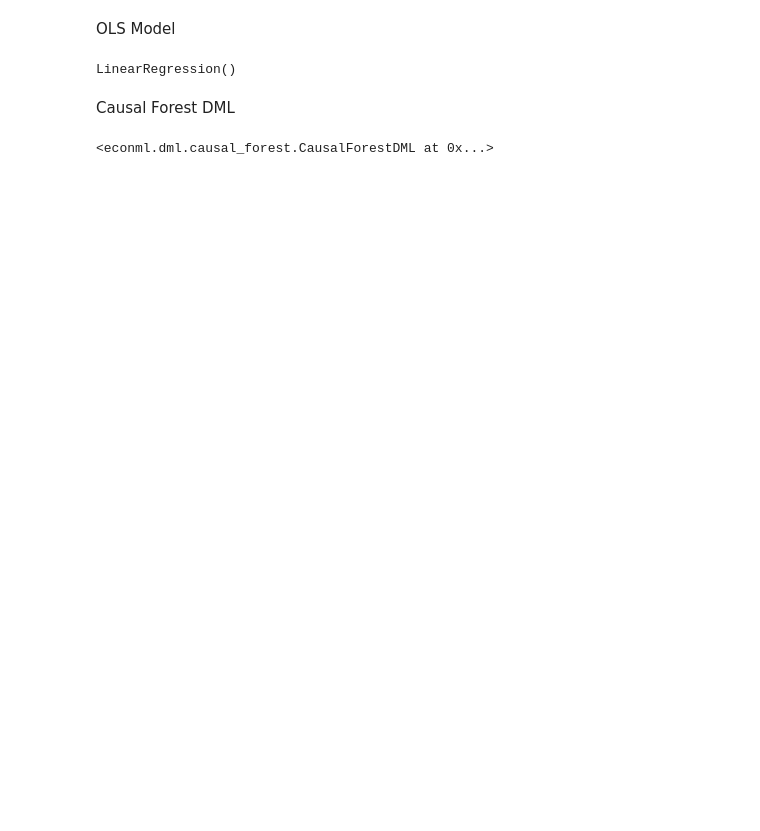
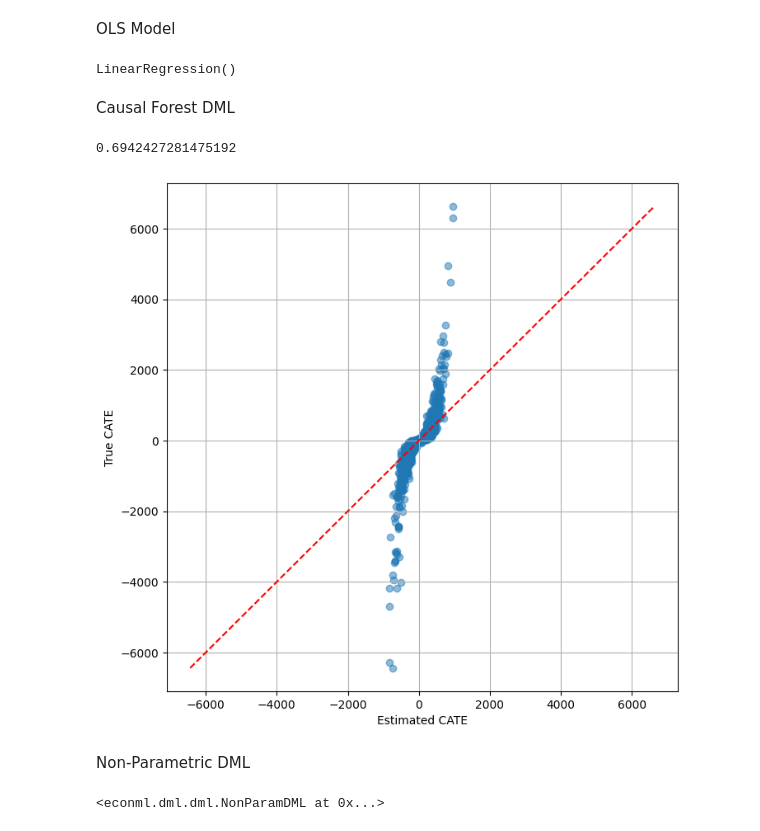
Before and after one commit to Jackbonkins/Heter_effects, a Jupyter notebook: Analysis.ipynb, the cells around one changed output. Drawn from its saved outputs; the diff is of its cells as text; code cells hidden in the pictures; blank space fills up the shorter version.

```diff
--- a/Analysis.ipynb
+++ b/Analysis.ipynb
@@ -98,18 +118,48 @@ Causal Forest DML
 model_t = DummyClassifier()
 
 #Estimate the causal forest model
-est = CausalForestDML(model_y='auto',
+est_cfdml = CausalForestDML(model_y='auto',
                       model_t=model_t,
                       discrete_treatment=True,
                       cv=5,
                       n_estimators=1000,
-                      #featurizer=PolynomialFeatures(degree=3, include_bias=False),
+                     #featurizer=PolynomialFeatures(degree=3, include_bias=False),
                       random_state=42,
                       criterion='mse',
                       honest=True)
 
-est.fit(Y=Y_train_1, T=T_train_1, X=X_train_1, W=None, cache_values=True)
+est_cfdml.fit(Y=Y_train_1, T=T_train_1, X=X_train_1, W=None, cache_values=True)
+estimated_cate = est_cfdml.effect(X_test_1)
-# %% [output]
-<econml.dml.causal_forest.CausalForestDML at 0x...>
+# %%
+estimated_cate = estimated_cate.reshape(-1, 1)
+reg = LinearRegression().fit(estimated_cate, true_cate_test_1)
+reg.score(estimated_cate, true_cate_test_1)
+# %% [output]
+0.6942427281475192
+# %%
+#Plot true CATE and estimate DML CATE
+plt.figure(figsize=(8, 8))
+plt.scatter(estimated_cate, true_cate_test_1, alpha=0.5)
+plt.plot([min(true_cate_test_1), max(true_cate_test_1)], [min(true_cate_test_1), max(true_cate_test_1)], '--', color='red')
+plt.xlabel('Estimated CATE')
+plt.ylabel('True CATE')
+plt.grid(True)
+plt.show()
+# %% [output]
+[figure, added]
+# %% [markdown]
+Non-Parametric DML
+# %%
+est_npm = NonParamDML(
+    model_y='auto',
+    model_t=model_t,
+    model_final=RandomForestRegressor(),
+    cv = 5,
+    random_state = 42,
+    discrete_treatment=True
+)
+est_npm.fit(Y=Y_train_1, T=T_train_1, X=X_train_1, W=None, cache_values=True)
+# %% [output]
+<econml.dml.dml.NonParamDML at 0x...>
 # %%
 #Plot true CATE and estimate DML CATE
```
Also changed, not shown: parts of 6 cells of this notebook, 2 other files.
